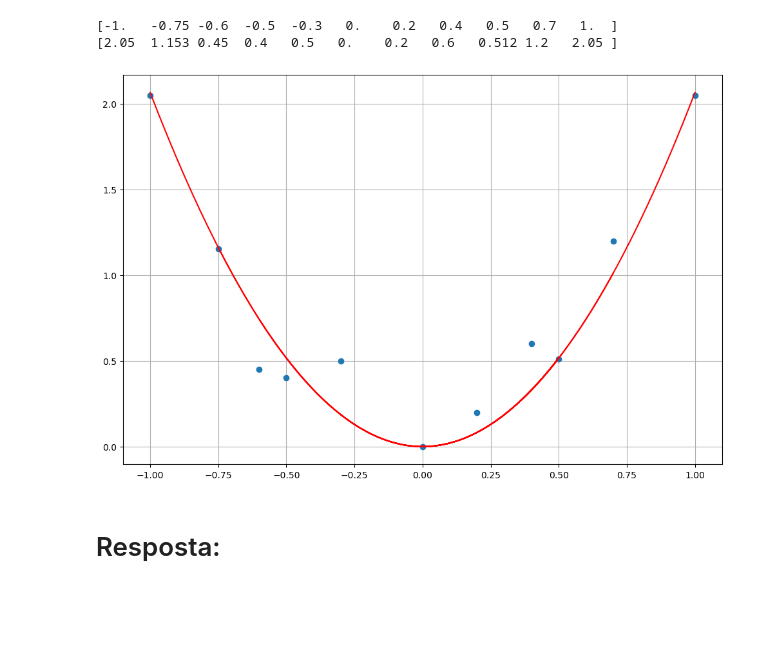
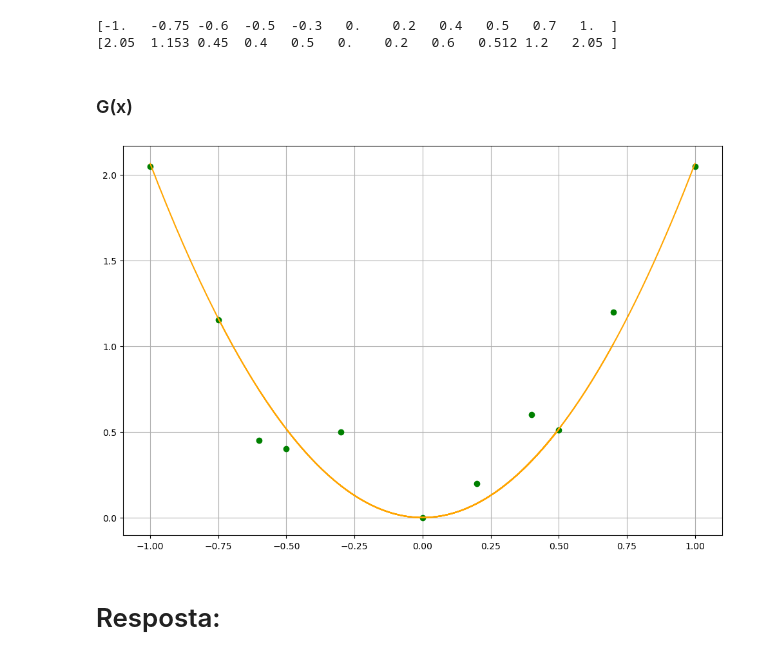
Before and after one commit to victorjean9/Prova-Metodos, a Jupyter notebook: Questao6.ipynb, the cells around one changed output. Drawn from its saved outputs; the diff is of its cells as text; code cells hidden in the pictures; blank space fills up the shorter version.

```diff
--- a/Questao6.ipynb
+++ b/Questao6.ipynb
@@ -32,7 +32,7 @@ def mmq(x, y):
 
     f_x_g1_x = y * g1_x**2
 
-    soma_g1_x_g1_x = (np.sum(g1_x_g1_x))
+    soma_g1_x_g1_x = np.sum(g1_x_g1_x)
     soma_f_x_g1_x = np.sum(f_x_g1_x)
 
     a = soma_f_x_g1_x / soma_g1_x_g1_x
@@ -40,20 +40,23 @@ def mmq(x, y):
     return(a)
 # %%
 a = mmq(x_sample, y_sample) #resolvendo MMQ
+# %% [markdown]
+### G(x)
+# %%
+g_x = a*x**2
 # %%
 fig = plt.figure(figsize=(12,8), dpi= 100)
 ax = plt.axes()
 # x = x_sample
-x = x = np.linspace(x_sample, 0.5)
-y = a*x**2
+x  = np.linspace(x_sample, 0.5)
 
-plt.plot(x_sample, y_sample, 'o');
-plt.plot(x, y, color='red');
+plt.plot(x_sample, y_sample, 'o', color='green');
+plt.plot(x, g_x, color='orange');
 
 plt.grid()
 plt.show()
 # %% [output]
-[figure, old version]
+[figure, new version]
 # %% [markdown]
 # Resposta:
 # %%
```
Also changed, not shown: 2 other files.
